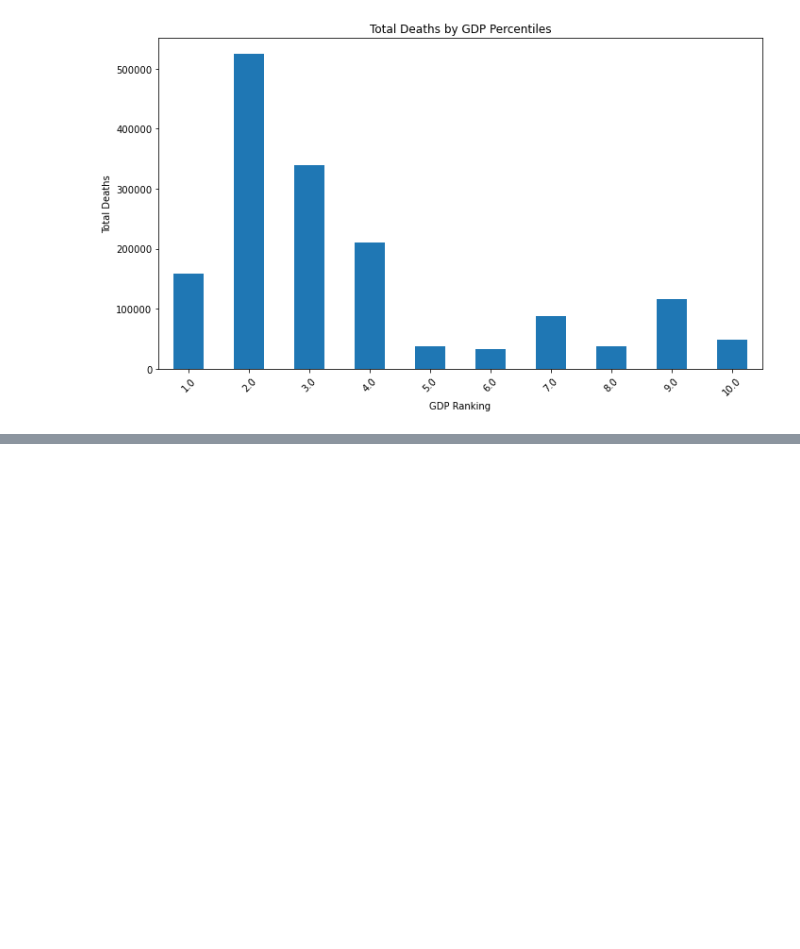
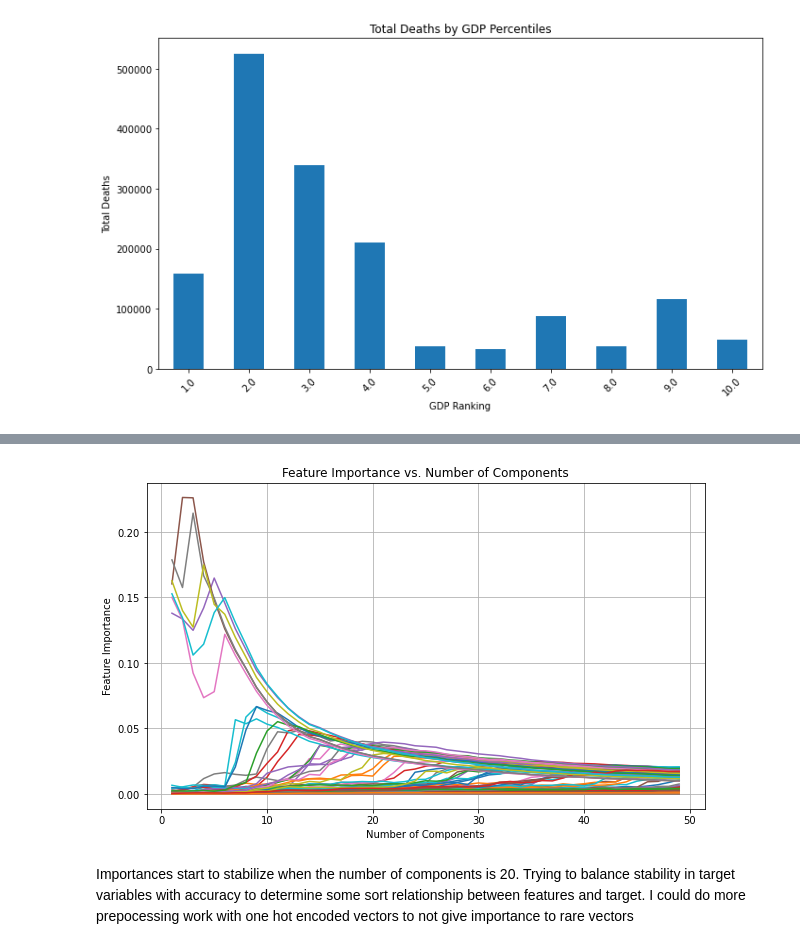
Before and after one commit to harrissamuel/24Spr_-S-Harris-_-disasters-, a Jupyter notebook: Sample_Capstone/code/data_analysis/data_analysis.ipynb, the cells around one changed output, grey strips where cells are left out. Drawn from its saved outputs; the diff is of its cells as text; code cells hidden in the pictures; blank space fills up the shorter version.

Commit message:
regression modeling
Trying to predict relative disaster severity

```diff
--- a/Sample_Capstone/code/data_analysis/data_analysis.ipynb
+++ b/Sample_Capstone/code/data_analysis/data_analysis.ipynb
@@ -390,7 +390,6 @@ fig = px.choropleth(_d,
 
 df['Total Deaths'] = df['Total Deaths'].fillna(0)
 max_death_events = df.loc[df.groupby(['Country', 'Start Year'])['Total Deaths'].idxmax(), ['Country', 'Start Year', 'Disaster Subtype', 'Location', 'Event Name']] # Adjust columns as needed
-df['Total Deaths'] = df['Total Deaths'].replace(pd.NA, 0)
 
 _d = df.groupby(['Country', 'Start Year', 'ISO'], as_index=False).sum().rename(columns={'Total Deaths': 'Total Deaths'})
 max_deaths = df.groupby(['Country', 'Start Year'])['Total Deaths'].max().reset_index().rename(columns={'Total Deaths': 'Max Deaths'})
@@ -743,0 +773,2 @@ plt.show()
+# %%
+df['Total Deaths'] = df['Total Deaths'].replace(0, np.nan)
@@ -743,0 +1026,50 @@ plt.show()
+# %%
+import matplotlib.pyplot as plt
+
+# List to store feature importance scores for each number of components
+feature_importance_scores = []
+
+# Range of number of components to try
+n_components_range = range(1, 50)
+
+# Iterate over different numbers of components
+for n_components in n_components_range:
+    # Define TruncatedSVD with the current number of components
+    svd = TruncatedSVD(n_components=n_components)
+
+    # Create a pipeline with preprocessing and TruncatedSVD
+    pipeline = Pipeline(steps=[
+        ('preprocessor', preprocessor),
+        ('svd', svd)
+    ])
+
+    # Fit the pipeline on training data
+    pipeline.fit(X_train)
+
+    # Extract the components from TruncatedSVD
+    components = pipeline.named_steps['svd'].components_
+
+    # Calculate the importance of each feature based on the components
+    feature_importance = np.abs(components).sum(axis=0) / np.abs(components).sum()
+
+    # Store the feature importance scores
+    feature_importance_scores.append(feature_importance)
+
+# Convert feature importance scores to a numpy array for easier manipulation
+feature_importance_scores = np.array(feature_importance_scores)
+
+# Plot feature importance scores against number of components
+plt.figure(figsize=(10, 6))
+for feature_idx, feature_name in enumerate(feature_names):
+    plt.plot(n_components_range, feature_importance_scores[:, feature_idx], label=feature_name)
+
+plt.xlabel('Number of Components')
+plt.ylabel('Feature Importance')
+plt.title('Feature Importance vs. Number of Components')
+#plt.legend(loc='upper right')
+plt.grid(True)
+plt.show()
+# %% [output]
+[figure, added]
+# %% [markdown]
+Importances start to stabilize when the number of components is 20. Trying to balance stability in target variables with accuracy to determine some sort relationship between features and target. I could do more prepocessing work with one hot encoded vectors to not give importance to rare vectors
```
Also changed, not shown: parts of 13 cells of this notebook.
